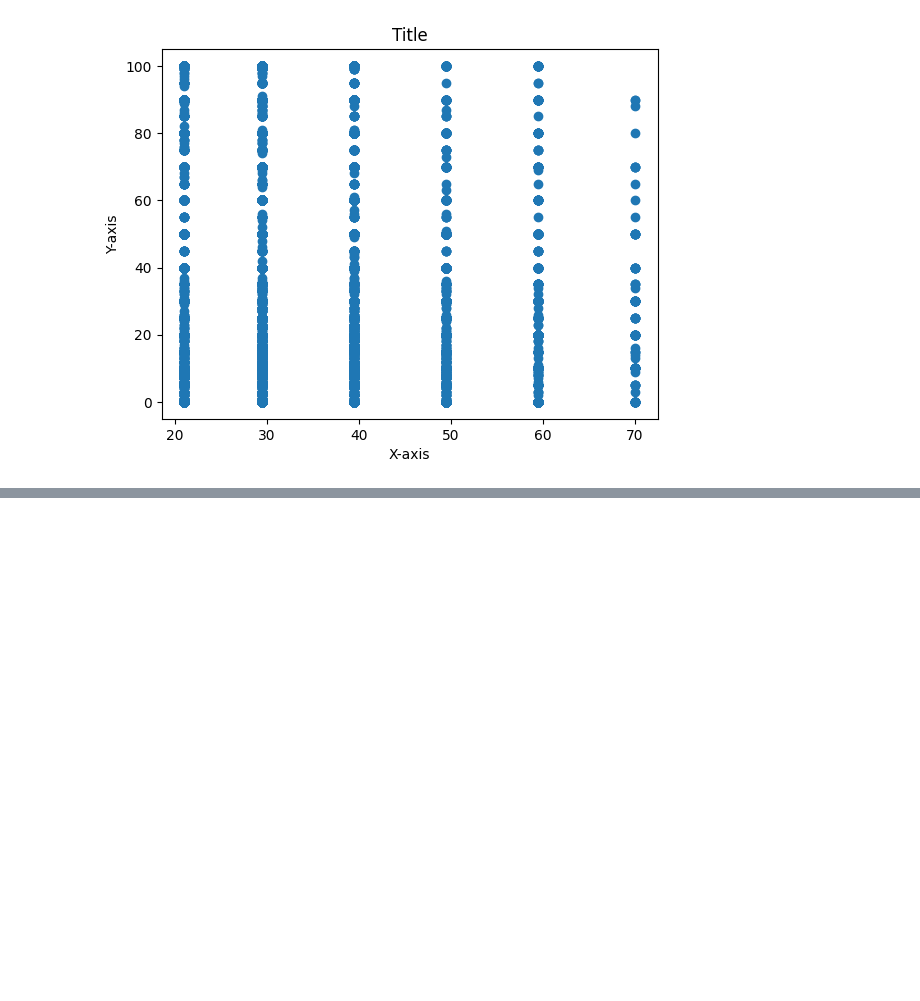
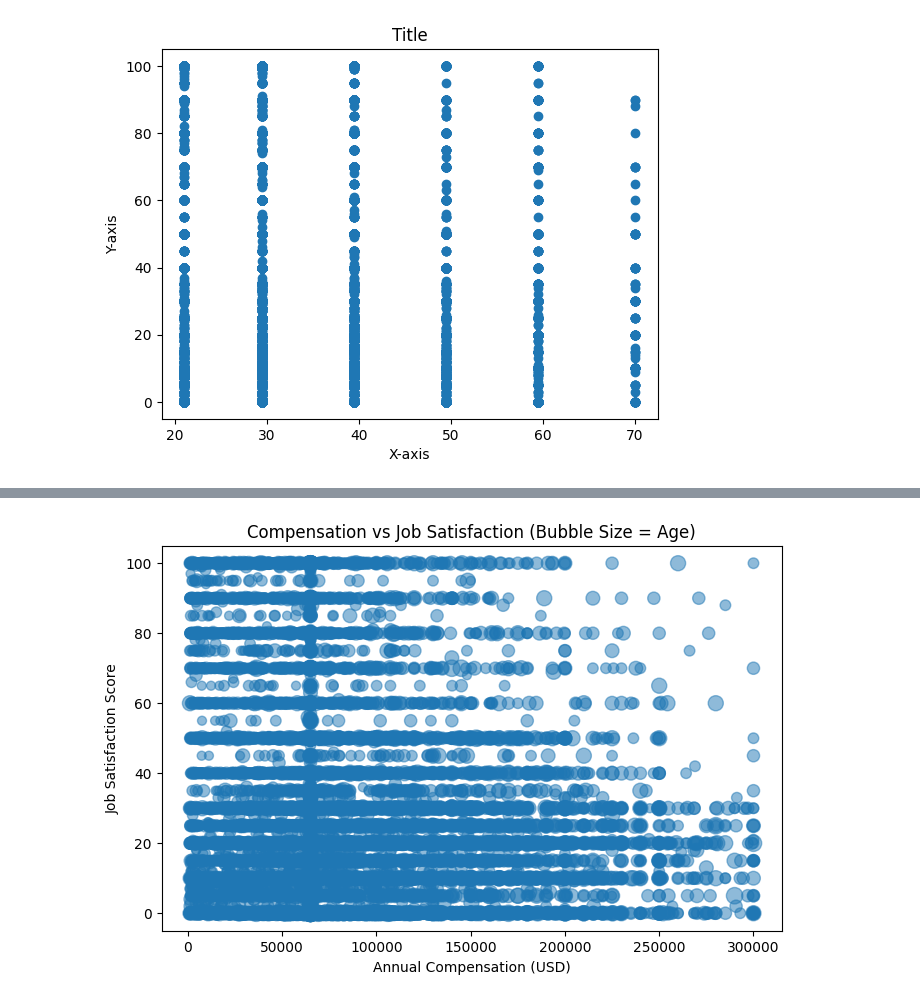
Before and after one commit to dev-evelin/ibm-data-analyst-capstone, a Jupyter notebook: notebooks/04_Data_Visualization.ipynb, the cells around one changed output, grey strips where cells are left out. Drawn from its saved outputs; the diff is of its cells as text; code cells hidden in the pictures; blank space fills up the shorter version.

```diff
--- a/notebooks/04_Data_Visualization.ipynb
+++ b/notebooks/04_Data_Visualization.ipynb
@@ -779,0 +755,27 @@ plt.show()
+# %%
+import matplotlib.pyplot as plt
+
+df_clean = df[
+    (df["ConvertedCompYearly"].between(1000, 300000)) &
+    (df["JobSatPoints_6"].notna()) &
+    (df["Age_numeric"].notna())
+].copy()
+
+
+plt.figure(figsize=(8,5))
+
+plt.scatter(
+    x=df_clean["ConvertedCompYearly"],
+    y=df_clean["JobSatPoints_6"],
+    s=df_clean["Age_numeric"] * 2,
+    alpha=0.5
+)
+
+# Step 3: Labels (IBM style)
+plt.title("Compensation vs Job Satisfaction (Bubble Size = Age)")
+plt.xlabel("Annual Compensation (USD)")
+plt.ylabel("Job Satisfaction Score")
+
+plt.show()
+# %% [output]
+[figure, added]
```
Also changed, not shown: parts of 28 cells of this notebook.
